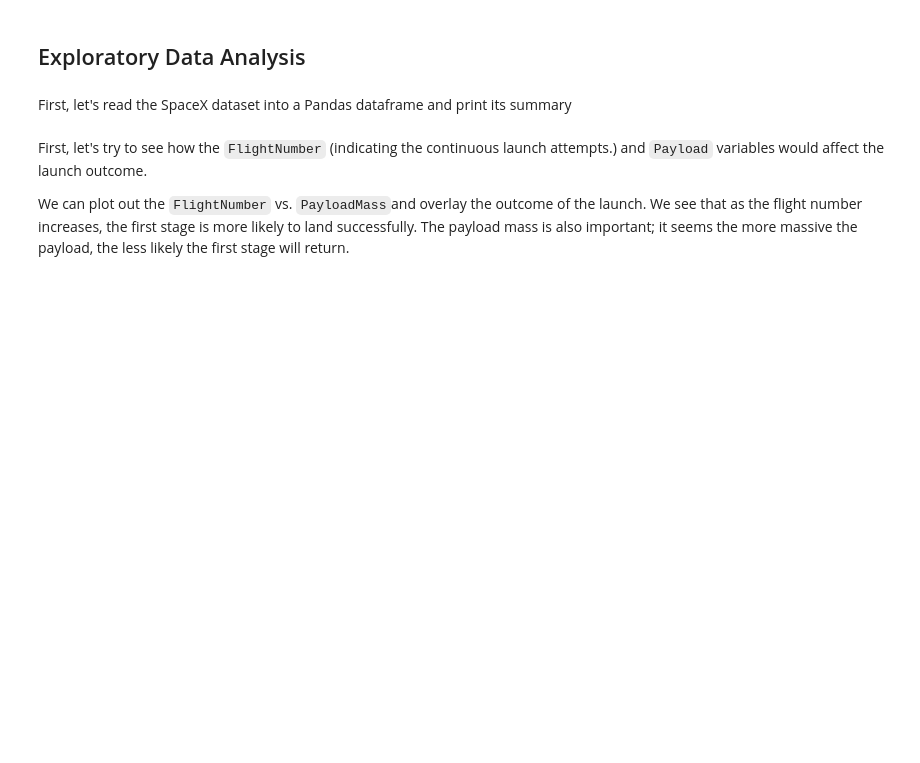
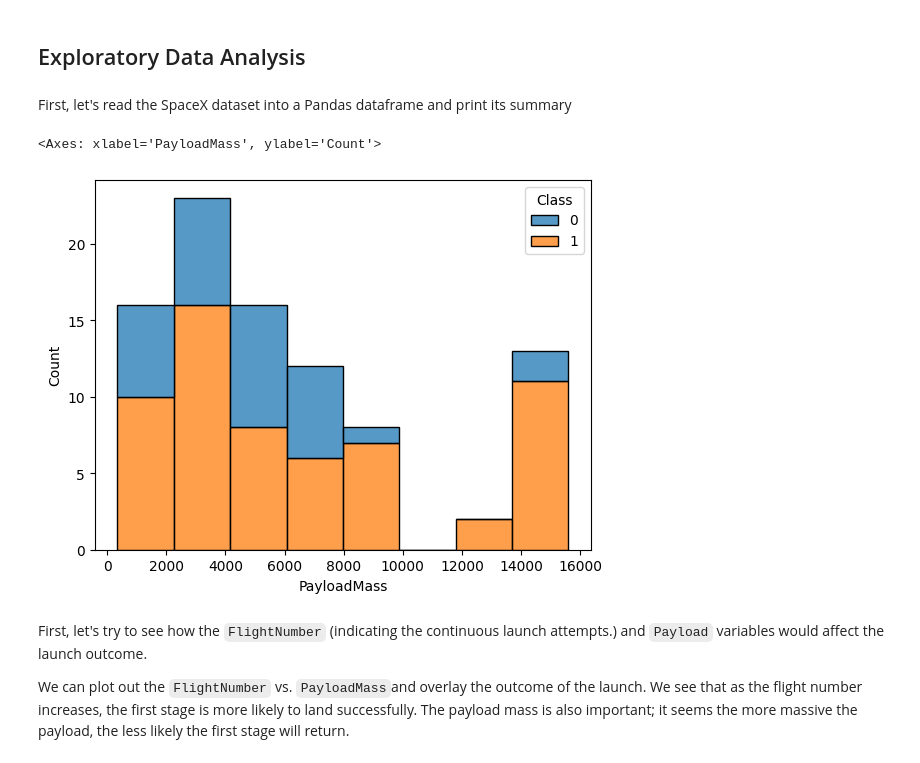
Before and after one commit to RayAThomas85/Analysis-and-Prediction-of-SpaceX-Falcon-9-First-Stage-Landing-Success, a Jupyter notebook: 5. Hands-on Lab: Complete the EDA with Visualization Lab.ipynb, the cells around one changed output. Saved outputs shown, nothing was run; the diff lists cells and outputs as text; code cells hidden in the pictures; blank space fills up the shorter version.

```diff
--- a/5. Hands-on Lab: Complete the EDA with Visualization Lab.ipynb
+++ b/5. Hands-on Lab: Complete the EDA with Visualization Lab.ipynb
@@ -67,6 +67,11 @@ First, let's read the SpaceX dataset into a Pandas dataframe and print its summa
 # %%
 URL = "https://cf-courses-data.s3.us.cloud-object-storage.appdomain.cloud/IBM-DS0321EN-SkillsNetwork/datasets/dataset_part_2.csv"
 df=pd.read_csv(URL)
+# %%
+sns.histplot(x="PayloadMass", hue="Class", data=df, multiple="stack")
+# %% [output]
+<Axes: xlabel='PayloadMass', ylabel='Count'>
+[figure, added]
 # %% [markdown]
 First, let's try to see how the `FlightNumber` (indicating the continuous launch attempts.) and `Payload` variables would affect the launch outcome.
 
```
Also changed, not shown: parts of 4 cells of this notebook.
